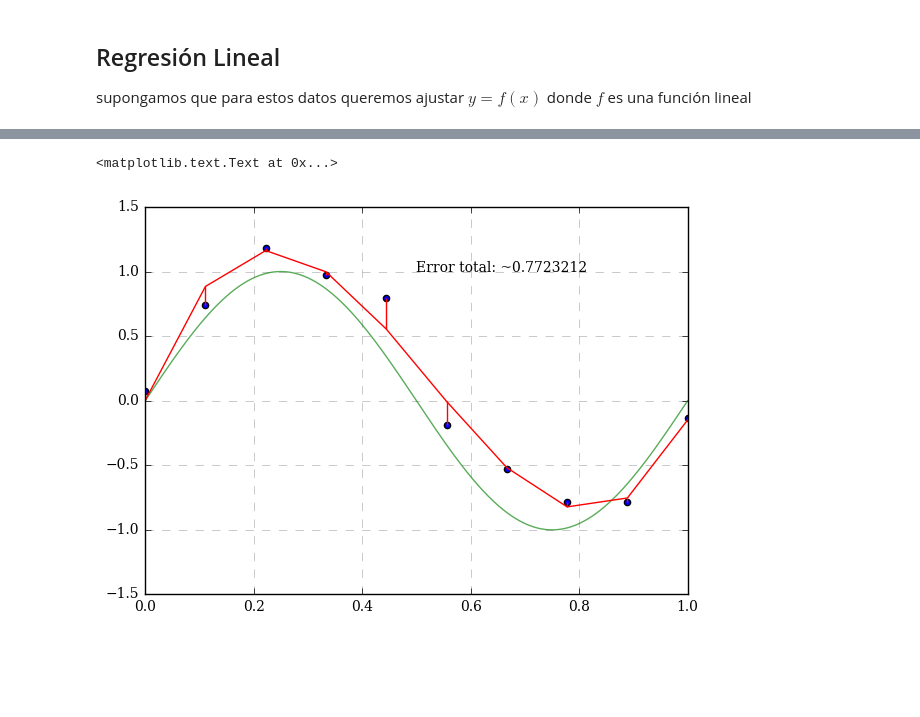
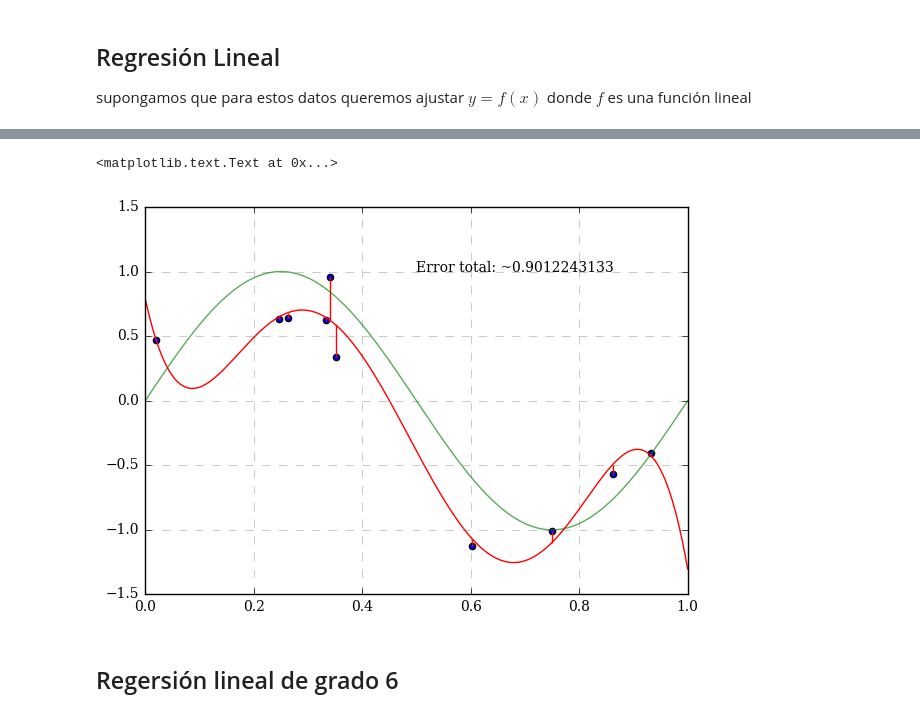
Before and after one commit to GAPM/Machine_Learning_basico, a Jupyter notebook: regresion_lineal.ipynb, the cells around one changed output, grey strips where cells are left out. Saved outputs shown, nothing was run; the diff lists cells and outputs as text; code cells hidden in the pictures; blank space fills up the shorter version.

Commit message:
updated linear regression examples

```diff
--- a/regresion_lineal.ipynb
+++ b/regresion_lineal.ipynb
@@ -22,7 +27,7 @@ ax.plot(x_, y_real, color='g', alpha=0.65)
 [<matplotlib.lines.Line2D at 0x...>]
 [figure]
 # %%
-x = np.linspace(0, 1, 10).reshape(-1,1)
+x = np.random.choice(x_[:,0], size=10, replace=False).reshape(-1,1)
 y = np.sin(2*np.pi*x) + np.random.normal(loc=0.0, scale=0.25, size=(x.shape[0],1))
 # %%
 fig = plt.figure(figsize=[7, 5])
@@ -144,0 +190,6 @@ y_pred = regressor.predict(X)
+# %%
+poly = PolynomialFeatures(4, include_bias=False)
+X = poly.fit_transform(x)
+regressor = LinearRegression()
+regressor.fit(X, y)
+y_pred = regressor.predict(X)
@@ -144,0 +210,20 @@ y_pred = regressor.predict(X)
+# %%
+fig = plt.figure(figsize=[7, 5])
+ax = fig.add_subplot(111)
+ax.set_axisbelow(True)
+ax.grid(linestyle='--',color='0.7')
+ax.set_xlim(min(x_), max(x_))
+
+ax.plot(x_, y_real, color='g', alpha=0.65, label='Realidad')
+ax.scatter(x, y)
+ax.plot(x_, regressor.predict((poly.transform(x_))), color='r', label='Modelo')
+error = 0
+for x_i, y_i, y_ip, in zip(x, y, y_pred):
+    error_i = y_i - y_ip
+    if error < 0:
+        ax.vlines(x_i, y_ip, y_i, colors='r')
+    else:
+        ax.vlines(x_i, y_i, y_ip, colors='r')
+    error += np.abs(error_i)
+ax.text(0.2, -1.0, 'Error total: ~{:{}.{}}'.format(error[0], 5, 10))
+ax.legend(loc='best')
@@ -144,0 +235,6 @@ y_pred = regressor.predict(X)
+# %%
+poly = PolynomialFeatures(5, include_bias=False)
+X = poly.fit_transform(x)
+regressor = LinearRegression()
+regressor.fit(X, y)
+y_pred = regressor.predict(X)
@@ -145,22 +255,24 @@ y_pred = regressor.predict(X)
 # %%
 fig = plt.figure(figsize=[7, 5])
 ax = fig.add_subplot(111)
 ax.set_axisbelow(True)
 ax.grid(linestyle='--',color='0.7')
 ax.set_xlim(min(x_), max(x_))
 
 ax.plot(x_, y_real, color='g', alpha=0.65)
 ax.scatter(x, y)
-ax.plot(x, y_pred, color = 'r')
+ax.plot(x_, regressor.predict((poly.transform(x_))), color = 'r')
 error = 0
 for x_i, y_i, y_ip, in zip(x, y, y_pred):
     error_i = y_i - y_ip
     if error < 0:
         ax.vlines(x_i, y_ip, y_i, colors='r')
     else:
         ax.vlines(x_i, y_i, y_ip, colors='r')
     error += np.abs(error_i)
 ax.text(0.5, 1.0, 'Error total: ~{:{}.{}}'.format(error[0], 5, 10))
 # %% [output]
 <matplotlib.text.Text at 0x...>
-[figure, old version]
+[figure, new version]
+# %% [markdown]
+## Regersión lineal de grado 6
```
Also changed, not shown: parts of 25 cells of this notebook.
